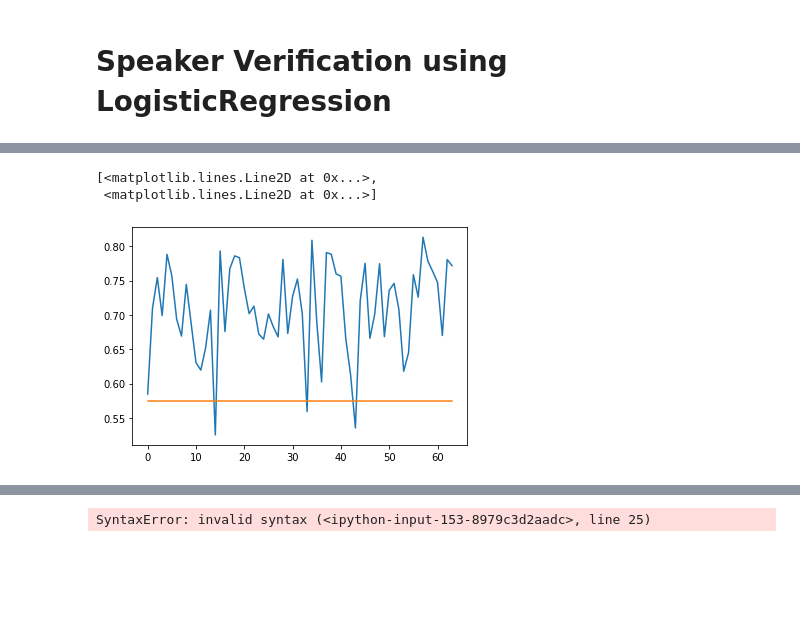
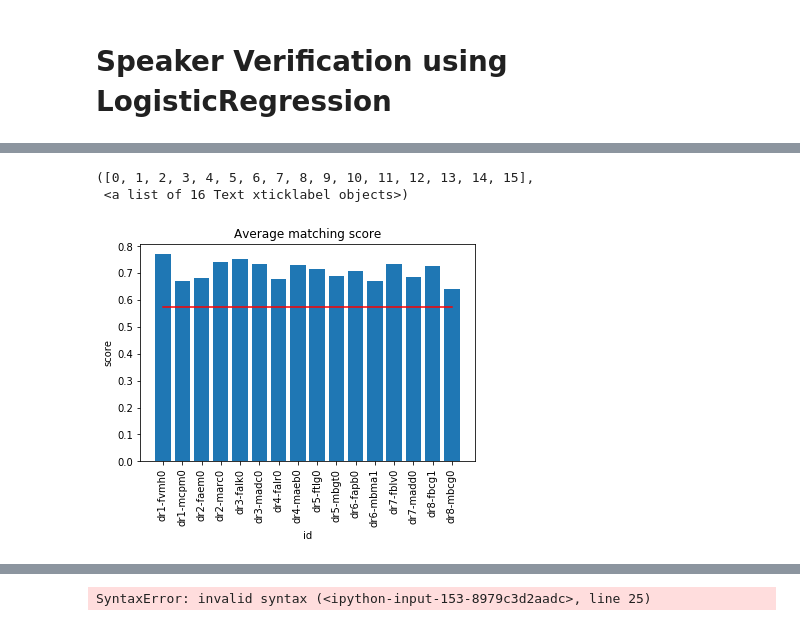
Before and after one commit to ratthapon/speaker-verification, a Jupyter notebook: Speaker Verification using VGGVox model.ipynb, the cells around one changed output, grey strips where cells are left out. Saved outputs shown, nothing was run; the diff lists cells and outputs as text; code cells hidden in the pictures; blank space fills up the shorter version.

```diff
--- a/Speaker Verification using VGGVox model.ipynb
+++ b/Speaker Verification using VGGVox model.ipynb
@@ -314,0 +414,4 @@ plt.show()
+# %%
+for speaker in speakers:
+    pca = planes[speaker]
+    print(pca.mean_)
@@ -528,6 +649,14 @@ test_result["threshold"] = test_result["score"].mean() - 2*test_result["score"].
-# %%
-plt.plot(test_result[["score","threshold"]])
-# %% [output]
-[<matplotlib.lines.Line2D at 0x...>,
- <matplotlib.lines.Line2D at 0x...>]
-[figure, removed]
+# %%
+# plt.plot(test_result[["score","threshold"]])
+groupByScore = test_result.groupby("speaker", as_index = False).mean()
+# groupByScore["speaker"]
+plt.bar(height = groupByScore["score"], x = groupByScore["speaker"].values)
+plt.plot(groupByScore["threshold"], color = "red")
+plt.title("Average matching score")
+plt.xlabel("id")
+plt.ylabel("score")
+plt.xticks(rotation = 90)
+# %% [output]
+([0, 1, 2, 3, 4, 5, 6, 7, 8, 9, 10, 11, 12, 13, 14, 15],
+ <a list of 16 Text xticklabel objects>)
+[figure, added]
```
Also changed, not shown: parts of 6 cells of this notebook.
